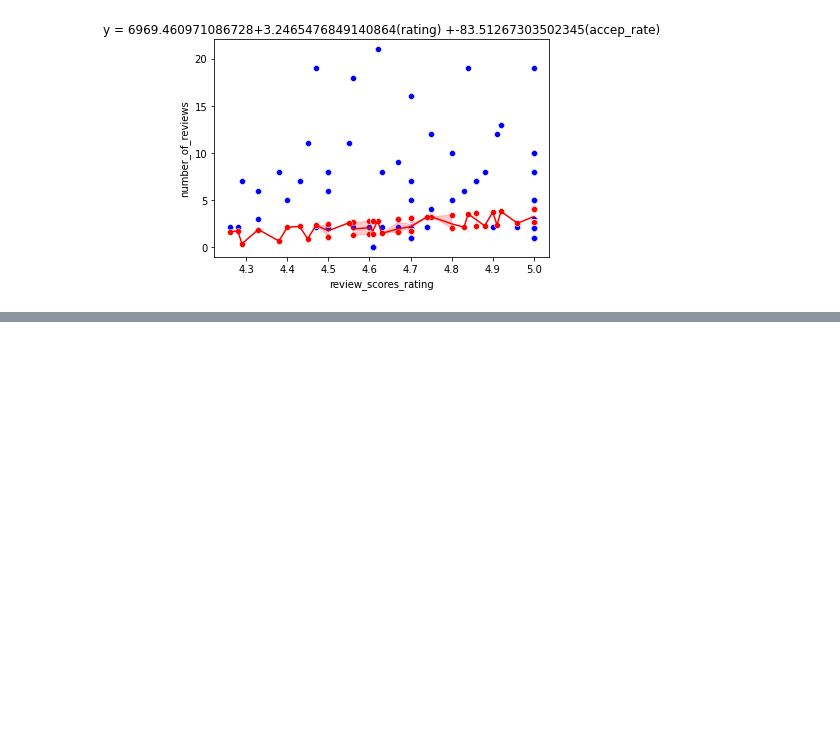
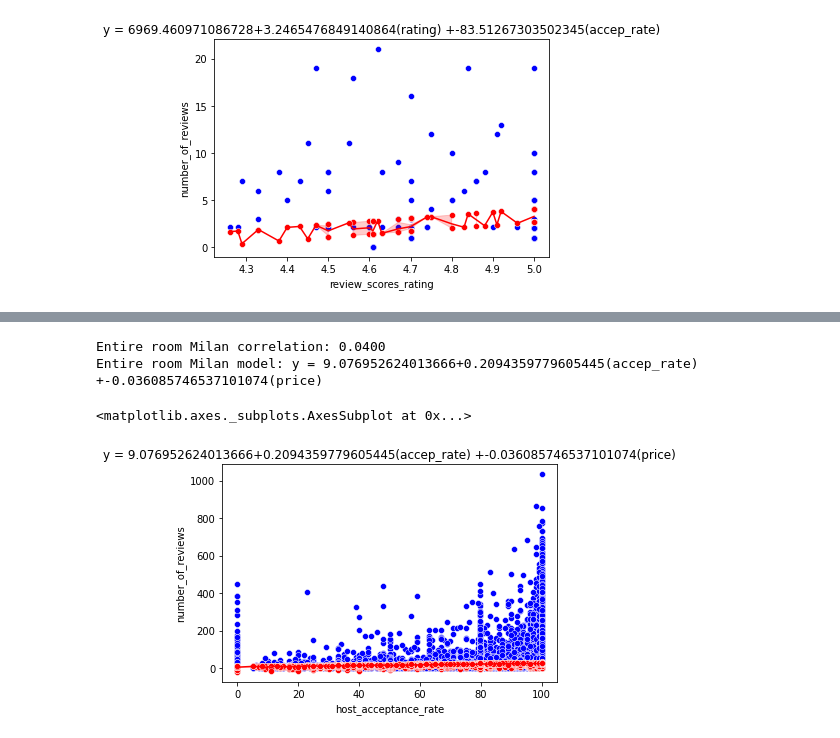
Before and after one commit to a01706447/Actividad-1, a Jupyter notebook: Actividad1_A01706447.ipynb, the cells around one changed output, grey strips where cells are left out. Saved outputs shown, nothing was run; the diff lists cells and outputs as text; code cells hidden in the pictures; blank space fills up the shorter version.

```diff
--- a/Actividad1_A01706447.ipynb
+++ b/Actividad1_A01706447.ipynb
@@ -628,0 +778,16 @@ deter_enmelb = model_enmelb.score(X=en_room[['host_acceptance_rate']],y=en_room[
+# %%
+entire_mil = milan[milan['room_type']=='Entire home/apt']
+entire_mil.drop('room_type',axis=1, inplace=True)
+y=entire_mil
+
+percentile25=y.quantile(0.25) #Q1
+percentile75=y.quantile(0.75) #Q3
+iqr= percentile75 - percentile25
+
+Limite_Superior_iqr= percentile75 + 6.5*iqr
+Limite_Inferior_iqr= percentile25 - 6.5*iqr
+df3= entire_mil[(y<=Limite_Superior_iqr)&(y>=Limite_Inferior_iqr)]
+
+entire_milan=df3.copy()
+entire_milan=entire_milan.fillna(round(df3.mean(),1))
+entire_milan
@@ -628,0 +907,29 @@ deter_enmelb = model_enmelb.score(X=en_room[['host_acceptance_rate']],y=en_room[
+# %%
+indep_enmil = entire_milan[['host_acceptance_rate', 'price']]
+dep_enmil = entire_milan['number_of_reviews']
+
+model_enmil = LinearRegression()
+
+model_enmil.fit(X=indep_enmil, y=dep_enmil)
+model_enmil.__dict__
+model_enmil.score(indep_enmil,dep_enmil)
+
+#Creamos el modelo
+reg_enmil = LinearRegression().fit(X=indep_enmil, y=dep_enmil)
+y_pred_enmil = reg_enmil.predict(indep_enmil)
+
+#Graficamos
+leyenda = 'y = '+str(reg_enmil.intercept_)+'+'+str(reg_enmil.coef_[0])+'(accep_rate) +'+str(reg_enmil.coef_[1])+'(price)'
+
+print('Entire room Milan correlation: %.4f' % model_enmil.score(indep_enmil,dep_enmil))
+print('Entire room Milan model: '+ leyenda)
+
+plt.title(leyenda)
+sns.scatterplot(x='host_acceptance_rate', y='number_of_reviews', color="blue", data=entire_mil)
+sns.scatterplot(x='host_acceptance_rate', y=y_pred_enmil, color="red", data=entire_mil)
+sns.lineplot(x='host_acceptance_rate', y=y_pred_enmil, color="red", data=entire_mil)
+# %% [output]
+Entire room Milan correlation: 0.0400
+Entire room Milan model: y = 9.076952624013666+0.2094359779605445(accep_rate) +-0.036085746537101074(price)
+<matplotlib.axes._subplots.AxesSubplot at 0x...>
+[figure, added]
```
Also changed, not shown: parts of 21 cells of this notebook.
